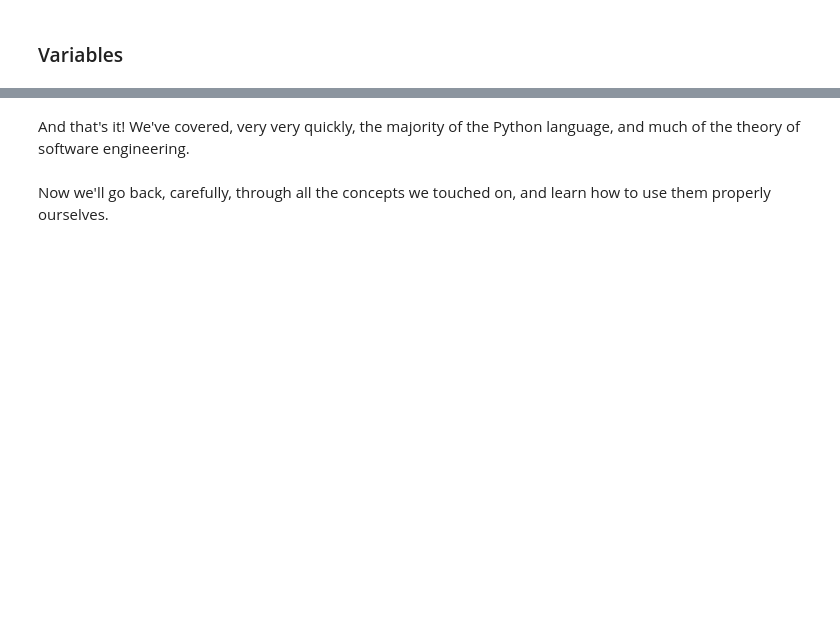
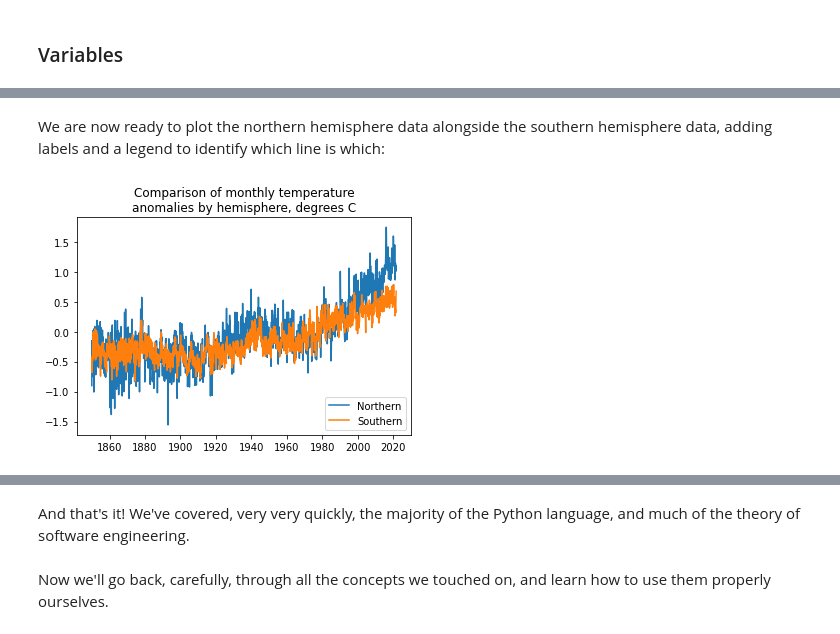
Before and after one commit to UCL-RITS/doctoral-programming-intro, a Jupyter notebook: notebooks/010exemplar.ipynb, the cells around one changed output, grey strips where cells are left out. Cells and saved outputs as stored; diff of their text form; code cells hidden in the pictures; blank space fills up the shorter version.

```diff
--- a/notebooks/010exemplar.ipynb
+++ b/notebooks/010exemplar.ipynb
@@ -262,0 +122,3 @@ plt.plot(green_between('New York', 'Chicago', 20))
+# %%
+n_dates, n_values = load_data(build_filepath('northern_hemisphere'))
+s_dates, s_values = load_data(build_filepath('southern_hemisphere'))
@@ -262,0 +130,9 @@ plt.plot(green_between('New York', 'Chicago', 20))
+# %% [markdown]
+We are now ready to plot the northern hemisphere data alongside the southern hemisphere data, adding labels and a legend to identify which line is which:
+# %%
+plt.title('Comparison of monthly temperature\nanomalies by hemisphere, degrees C')
+plt.plot(global_dates, n_values, label = 'Northern')
+plt.plot(global_dates, s_values, label = 'Southern')
+plt.legend(loc = 'lower right');
+# %% [output]
+[figure, added]
```
Also changed, not shown: parts of 102 cells of this notebook, 3 other files.
